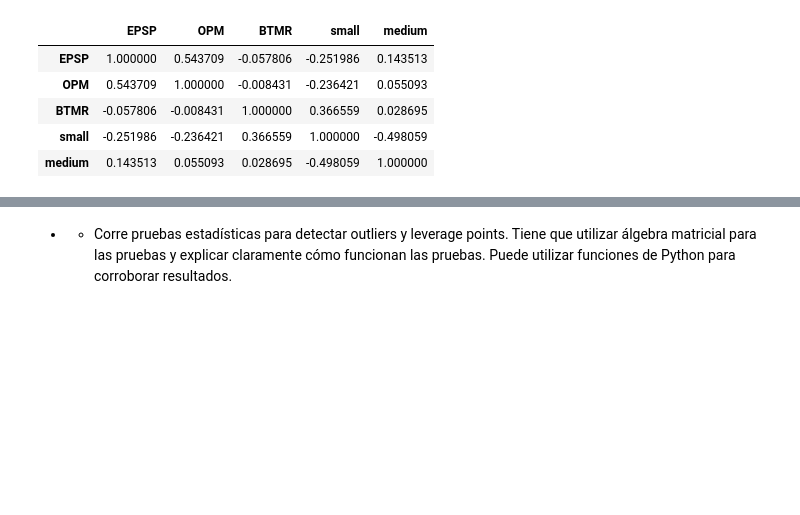
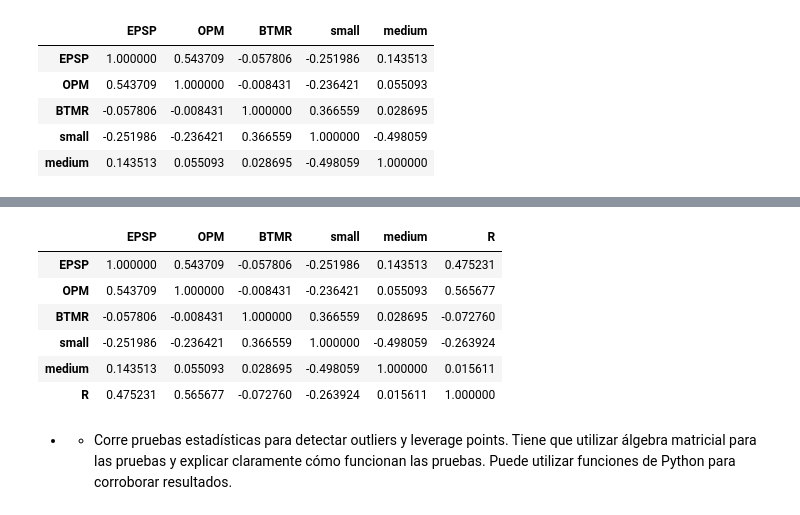
Before and after one commit to A01706155/TC3007C.502_Estadistica, a Jupyter notebook: parte1.ipynb, the cells around one changed output, grey strips where cells are left out. Cells and saved outputs as stored; diff of their text form; code cells hidden in the pictures; blank space fills up the shorter version.

```diff
--- a/parte1.ipynb
+++ b/parte1.ipynb
@@ -143,3 +196,14 @@ x.corr()
+# %%
+# To check if our function is correct, we will compare using Pandas:
+xy.corr()
+# %% [output]
+|  | EPSP | OPM | BTMR | small | medium | R |
+| EPSP | 1.000000 | 0.543709 | -0.057806 | -0.251986 | 0.143513 | 0.475231 |
+| OPM | 0.543709 | 1.000000 | -0.008431 | -0.236421 | 0.055093 | 0.565677 |
+| BTMR | -0.057806 | -0.008431 | 1.000000 | 0.366559 | 0.028695 | -0.072760 |
+| small | -0.251986 | -0.236421 | 0.366559 | 1.000000 | -0.498059 | -0.263924 |
+| medium | 0.143513 | 0.055093 | 0.028695 | -0.498059 | 1.000000 | 0.015611 |
+| R | 0.475231 | 0.565677 | -0.072760 | -0.263924 | 0.015611 | 1.000000 |
 # %% [markdown]
 -
    - Corre pruebas estadísticas para detectar outliers y leverage points. Tiene que utilizar álgebra matricial para las pruebas y explicar claramente cómo funcionan las pruebas. Puede utilizar funciones de Python para corroborar resultados.
```
Also changed, not shown: parts of 29 cells of this notebook.
